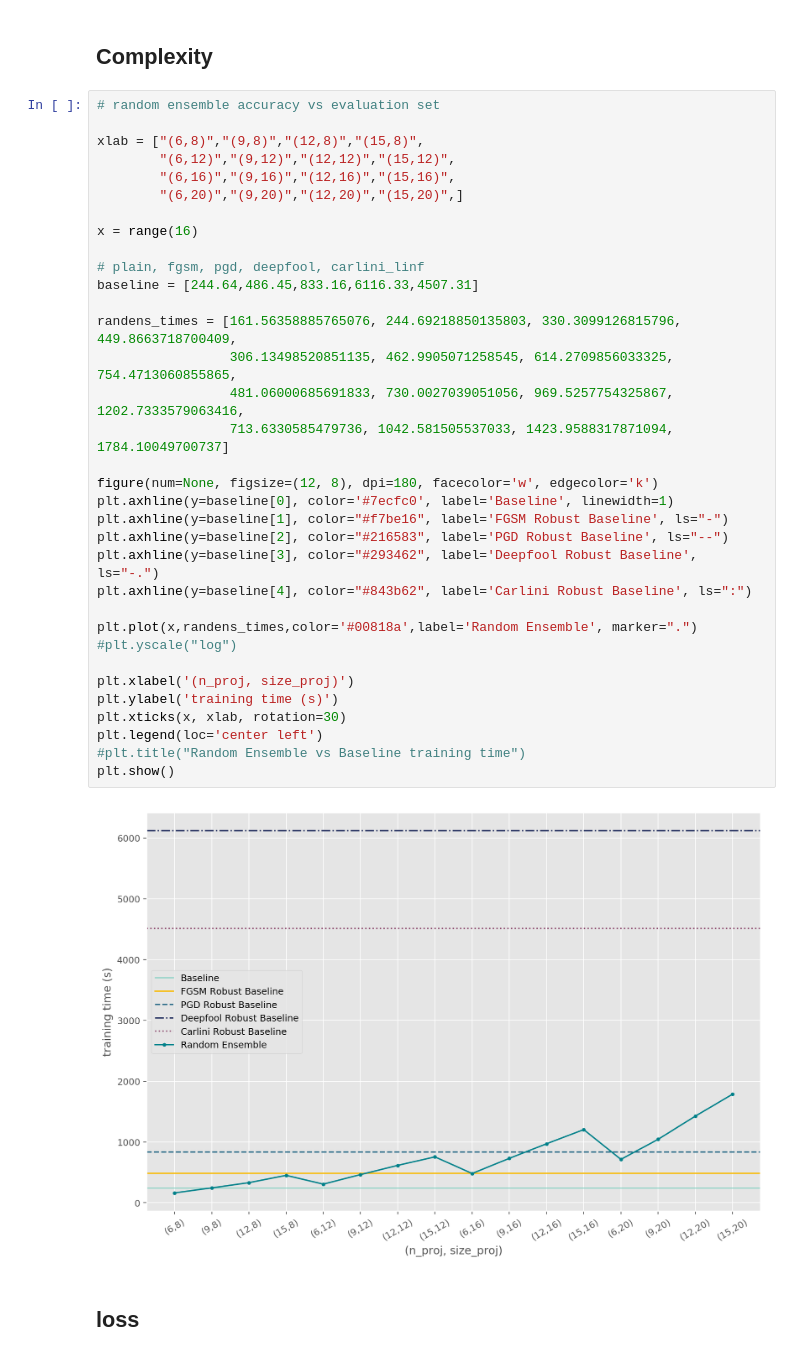
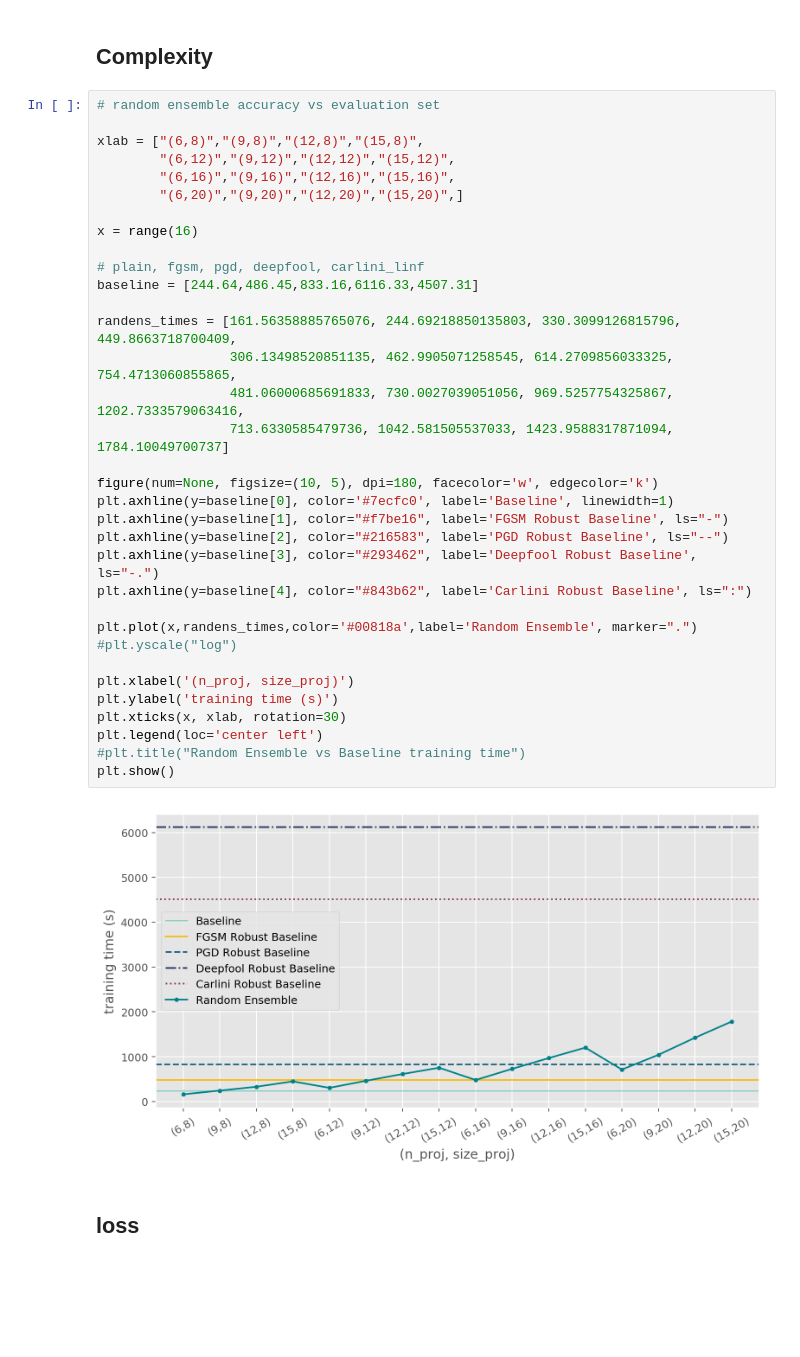
Before and after one commit to ginevracoal/adversarial_examples, a Jupyter notebook: notebooks/plots.ipynb, the cells around one changed output. Saved outputs shown, nothing was run; the diff lists cells and outputs as text; blank space fills up the shorter version.

Commit message:
new plots

```diff
--- a/notebooks/plots.ipynb
+++ b/notebooks/plots.ipynb
@@ -161,35 +158,35 @@ xlab = ["(6,8)","(9,8)","(12,8)","(15,8)",
         "(6,12)","(9,12)","(12,12)","(15,12)",
         "(6,16)","(9,16)","(12,16)","(15,16)",
         "(6,20)","(9,20)","(12,20)","(15,20)",]
 
 x = range(16)
 
 # plain, fgsm, pgd, deepfool, carlini_linf
 baseline = [244.64,486.45,833.16,6116.33,4507.31]
 
 randens_times = [161.56358885765076, 244.69218850135803, 330.3099126815796, 449.8663718700409,
                  306.13498520851135, 462.9905071258545, 614.2709856033325, 754.4713060855865,
                  481.06000685691833, 730.0027039051056, 969.5257754325867, 1202.7333579063416,
                  713.6330585479736, 1042.581505537033, 1423.9588317871094, 1784.10049700737]
 
-figure(num=None, figsize=(12, 8), dpi=180, facecolor='w', edgecolor='k')
+figure(num=None, figsize=(10, 5), dpi=180, facecolor='w', edgecolor='k')
 plt.axhline(y=baseline[0], color='#7ecfc0', label='Baseline', linewidth=1)
 plt.axhline(y=baseline[1], color="#f7be16", label='FGSM Robust Baseline', ls="-")
 plt.axhline(y=baseline[2], color="#216583", label='PGD Robust Baseline', ls="--")
 plt.axhline(y=baseline[3], color="#293462", label='Deepfool Robust Baseline', ls="-.")
 plt.axhline(y=baseline[4], color="#843b62", label='Carlini Robust Baseline', ls=":")
 
 plt.plot(x,randens_times,color='#00818a',label='Random Ensemble', marker=".")
 #plt.yscale("log")
 
 plt.xlabel('(n_proj, size_proj)')
 plt.ylabel('training time (s)')
 plt.xticks(x, xlab, rotation=30)
 plt.legend(loc='center left')
 #plt.title("Random Ensemble vs Baseline training time")
 plt.show()
 # %% [output]
-[figure, old version]
+[figure, new version]
 # %% [markdown]
 ## loss
 # %%
```
Also changed, not shown: parts of 1 cell of this notebook, 2 other files.
